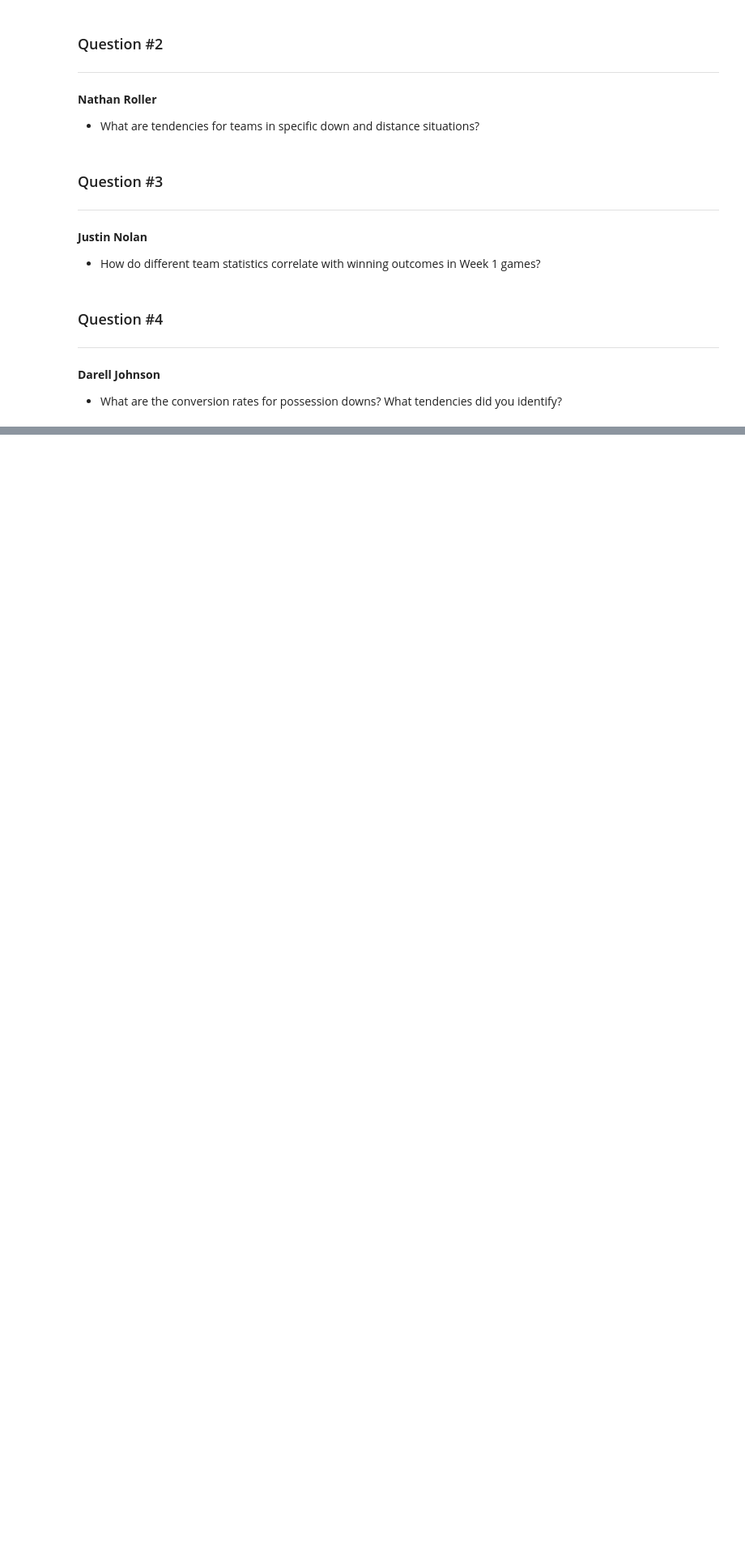
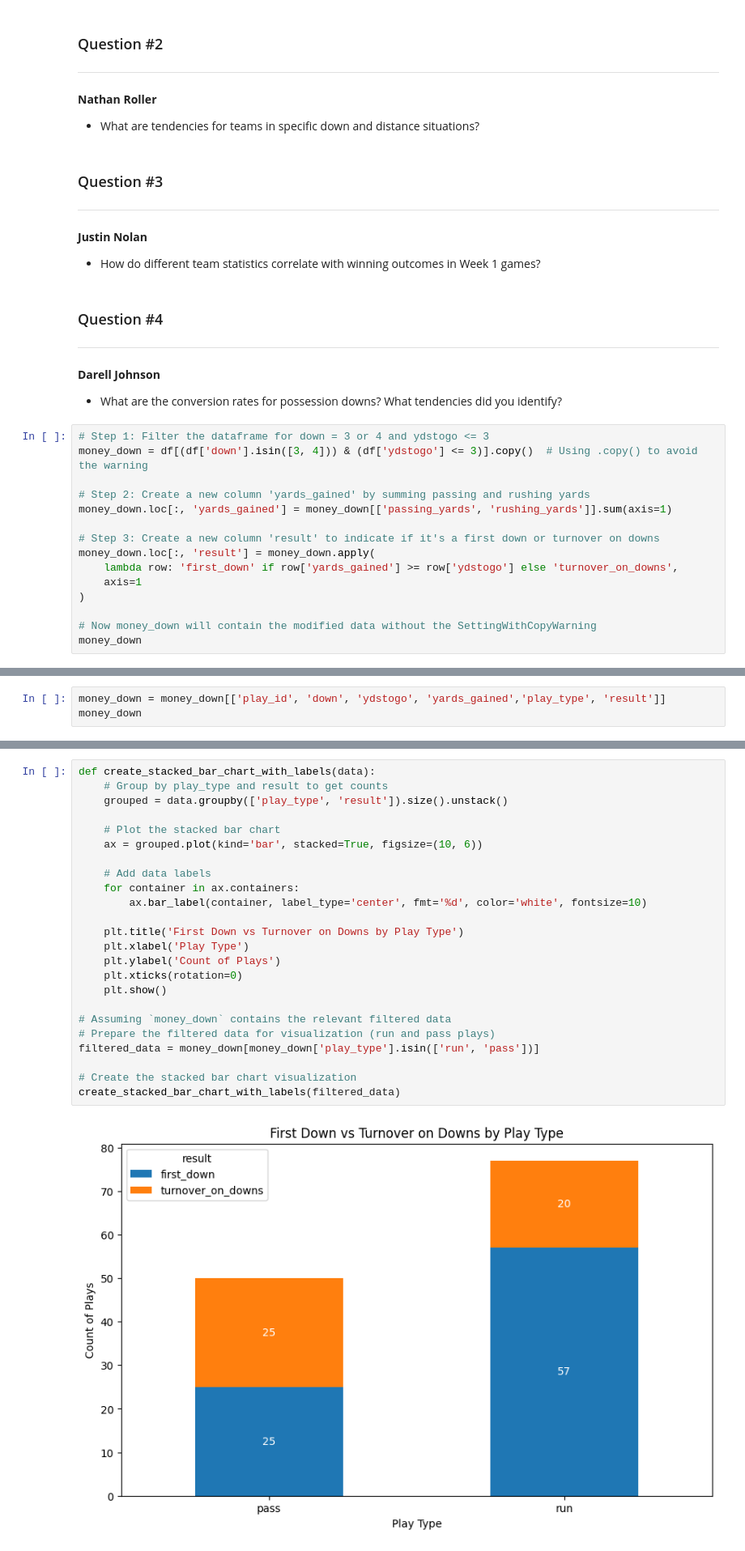
Before and after one commit to rollernathan/NFL_2024_Week_1, a Jupyter notebook: Project 3.ipynb, the cells around one changed output, grey strips where cells are left out. Shown: that part at 81% size. Saved outputs shown, nothing was run; the diff lists cells and outputs as text; blank space fills up the shorter version.

```diff
--- a/Project 3.ipynb
+++ b/Project 3.ipynb
@@ -36,3 +36,18 @@ df.head()
 **Darell Johnson**
 
 - What are the conversion rates for possession downs? What tendencies did you identify?
+# %%
+# Step 1: Filter the dataframe for down = 3 or 4 and ydstogo <= 3
+money_down = df[(df['down'].isin([3, 4])) & (df['ydstogo'] <= 3)].copy()  # Using .copy() to avoid the warning
+
+# Step 2: Create a new column 'yards_gained' by summing passing and rushing yards
+money_down.loc[:, 'yards_gained'] = money_down[['passing_yards', 'rushing_yards']].sum(axis=1)
+
+# Step 3: Create a new column 'result' to indicate if it's a first down or turnover on downs
+money_down.loc[:, 'result'] = money_down.apply(
+    lambda row: 'first_down' if row['yards_gained'] >= row['ydstogo'] else 'turnover_on_downs',
+    axis=1
+)
+
+# Now money_down will contain the modified data without the SettingWithCopyWarning
+money_down
@@ -38,0 +68,3 @@ df.head()
+# %%
+money_down = money_down[['play_id', 'down', 'ydstogo', 'yards_gained','play_type', 'result']]
+money_down
@@ -38,0 +88,26 @@ df.head()
+# %%
+def create_stacked_bar_chart_with_labels(data):
+    # Group by play_type and result to get counts
+    grouped = data.groupby(['play_type', 'result']).size().unstack()
+
+    # Plot the stacked bar chart
+    ax = grouped.plot(kind='bar', stacked=True, figsize=(10, 6))
+
+    # Add data labels
+    for container in ax.containers:
+        ax.bar_label(container, label_type='center', fmt='%d', color='white', fontsize=10)
+
+    plt.title('First Down vs Turnover on Downs by Play Type')
+    plt.xlabel('Play Type')
+    plt.ylabel('Count of Plays')
+    plt.xticks(rotation=0)
+    plt.show()
+
+# Assuming `money_down` contains the relevant filtered data
+# Prepare the filtered data for visualization (run and pass plays)
+filtered_data = money_down[money_down['play_type'].isin(['run', 'pass'])]
+
+# Create the stacked bar chart visualization
+create_stacked_bar_chart_with_labels(filtered_data)
+# %% [output]
+[figure, added]
```
Also changed, not shown: parts of 3 cells of this notebook.
